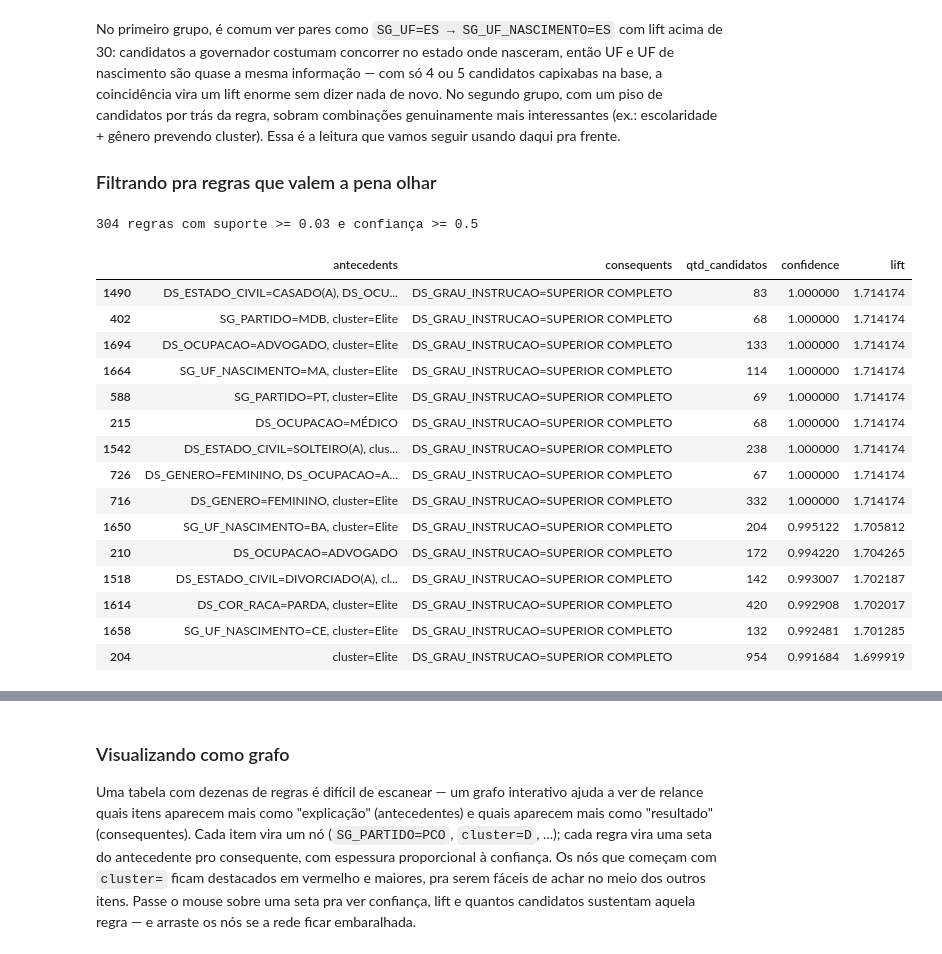
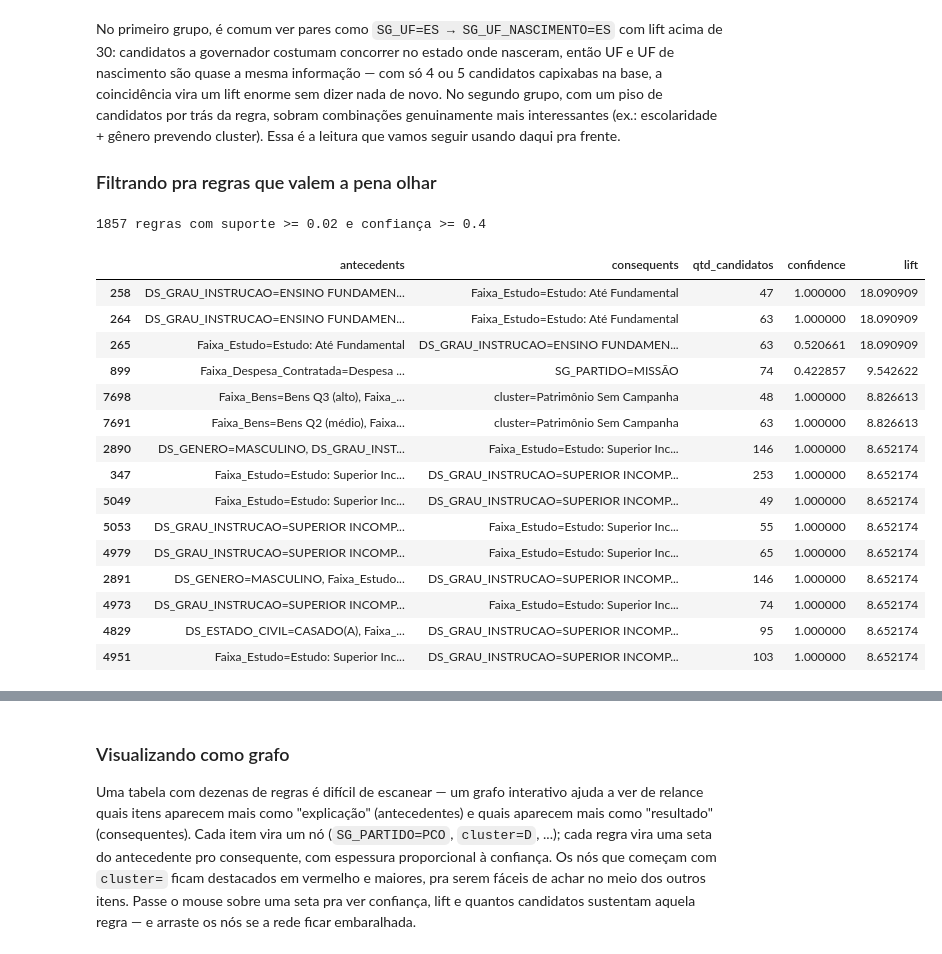
Before and after one commit to TiagoGandra/ml-senac-grupo4, a Jupyter notebook: 03_regras_associacao.ipynb, the cells around one changed output, grey strips where cells are left out. Cells and saved outputs as stored; diff of their text form; code cells hidden in the pictures.

```diff
--- a/03_regras_associacao.ipynb
+++ b/03_regras_associacao.ipynb
@@ -190,13 +236,14 @@ cesta_base.head()
 
 O Apriori funciona em duas etapas. Primeiro, encontra **itemsets frequentes** — combinações de 1, 2, 3... itens que aparecem juntas em pelo menos `min_suporte` das cestas. Só depois, na segunda etapa, ele vira **regras** (`A → B`). Começamos pelos itemsets de um item só — a frequência "crua" de cada valor, antes de cruzar qualquer coisa.
 # %%
-min_suporte = 0.02  # ~4 candidatos; ajuste se quiser regras mais raras (menor) ou mais comuns (maior)
+# Suporte mínimo calibrado para 1.5% (~33 candidatos), permitindo capturar ocupações relevantes
+min_suporte = 0.015
 
 itens_frequentes = apriori(cesta, min_support=min_suporte, use_colnames=True)
-print(f"{len(itens_frequentes)} itemsets frequentes (min_suporte={min_suporte})")
+print(f'{len(itens_frequentes)} itemsets frequentes (min_suporte={min_suporte})')
 
 individuais = itens_frequentes[itens_frequentes['itemsets'].apply(lambda x: len(x) == 1)].copy()
 individuais['item'] = individuais['itemsets'].apply(lambda x: next(iter(x)))
 individuais['qtd_candidatos'] = (individuais['support'] * len(cesta)).round().astype(int)
-individuais.sort_values('support', ascending=False)[['item', 'support', 'qtd_candidatos']].head(15)
+display(individuais.sort_values('support', ascending=False)[['item', 'support', 'qtd_candidatos']].head(20))
 # %% [output]
@@ -228,20 +276,17 @@ Regras de associação têm o formato **"se A, então B"** (A = antecedente, B =
 
 **Um cuidado importante nesta base:** ela tem só ~200 candidatos espalhados por 27 partidos e 27 estados — em média, uns 7 candidatos por partido ou por UF. Com grupos tão pequenos, bastam 3 ou 4 coincidências pra um lift parecer altíssimo, sem que isso signifique relação real nenhuma. Por isso toda tabela de regras abaixo vem com uma coluna `qtd_candidatos` — sempre olhem ela antes de confiar num lift alto.
 # %%
-regras = association_rules(itens_frequentes, metric='lift', min_threshold=1)
+regras = association_rules(itens_frequentes, metric='lift', min_threshold=1.1)
 regras['qtd_candidatos'] = (regras['support'] * len(cesta)).round().astype(int)
 regras = regras.sort_values('confidence', ascending=False)
 
-
 def formatar_regras(df_regras):
-    """Troca antecedents/consequents (frozenset) por texto legível, só pra exibição —
-    os dados originais (usados pra filtrar/ordenar) continuam intactos."""
     df_fmt = df_regras.copy()
     df_fmt['antecedents'] = df_fmt['antecedents'].apply(lambda x: ', '.join(sorted(str(i) for i in x)))
     df_fmt['consequents'] = df_fmt['consequents'].apply(lambda x: ', '.join(sorted(str(i) for i in x)))
     return df_fmt
 
-
-print(f"{len(regras)} regras (lift >= 1)")
-formatar_regras(regras[['antecedents', 'consequents', 'qtd_candidatos', 'support', 'confidence', 'lift']].head(10))
+colunas_exibir = ['antecedents', 'consequents', 'qtd_candidatos', 'support', 'confidence', 'lift']
+print(f'{len(regras)} regras encontradas com lift >= 1.1')
+display(formatar_regras(regras[colunas_exibir].head(10)))
 # %% [output]
@@ -291,33 +336,33 @@ No primeiro grupo, é comum ver pares como `SG_UF=ES → SG_UF_NASCIMENTO=ES` co
 
 ### Filtrando pra regras que valem a pena olhar
 # %%
-suporte_pratico = 0.03    # ~6 candidatos
-confianca_pratica = 0.5
+suporte_pratico = 0.02    # ~44 candidatos
+confianca_pratica = 0.4
 
 regras_simples = regras[
-    regras['antecedents'].apply(lambda x: len(x) <= 2) & regras['consequents'].apply(lambda x: len(x) == 1)
-]
-regras_confiaveis = regras_simples[
-    (regras_simples['support'] >= suporte_pratico) & (regras_simples['confidence'] >= confianca_pratica)
-]
+    regras['antecedents'].apply(lambda x: len(x) <= 2) &
+    regras['consequents'].apply(lambda x: len(x) == 1) &
+    (regras['support'] >= suporte_pratico) &
+    (regras['confidence'] >= confianca_pratica)
+].sort_values('lift', ascending=False)
 
-print(f"{len(regras_confiaveis)} regras com suporte >= {suporte_pratico} e confiança >= {confianca_pratica}")
-formatar_regras(regras_confiaveis.sort_values('confidence', ascending=False)[colunas_exibir].head(15))
+print(f'{len(regras_simples)} regras com suporte >= {suporte_pratico} e confiança >= {confianca_pratica}')
+display(formatar_regras(regras_simples[colunas_exibir].head(15)))
 # %% [output]
-304 regras com suporte >= 0.03 e confiança >= 0.5
+1857 regras com suporte >= 0.02 e confiança >= 0.4
 |  | antecedents | consequents | qtd_candidatos | confidence | lift |
-| 1490 | DS_ESTADO_CIVIL=CASADO(A), DS_OCU... | DS_GRAU_INSTRUCAO=SUPERIOR COMPLETO | 83 | 1.000000 | 1.714174 |
-| 402 | SG_PARTIDO=MDB, cluster=Elite | DS_GRAU_INSTRUCAO=SUPERIOR COMPLETO | 68 | 1.000000 | 1.714174 |
-| 1694 | DS_OCUPACAO=ADVOGADO, cluster=Elite | DS_GRAU_INSTRUCAO=SUPERIOR COMPLETO | 133 | 1.000000 | 1.714174 |
-| 1664 | SG_UF_NASCIMENTO=MA, cluster=Elite | DS_GRAU_INSTRUCAO=SUPERIOR COMPLETO | 114 | 1.000000 | 1.714174 |
-| 588 | SG_PARTIDO=PT, cluster=Elite | DS_GRAU_INSTRUCAO=SUPERIOR COMPLETO | 69 | 1.000000 | 1.714174 |
-| 215 | DS_OCUPACAO=MÉDICO | DS_GRAU_INSTRUCAO=SUPERIOR COMPLETO | 68 | 1.000000 | 1.714174 |
-| 1542 | DS_ESTADO_CIVIL=SOLTEIRO(A), clus... | DS_GRAU_INSTRUCAO=SUPERIOR COMPLETO | 238 | 1.000000 | 1.714174 |
-| 726 | DS_GENERO=FEMININO, DS_OCUPACAO=A... | DS_GRAU_INSTRUCAO=SUPERIOR COMPLETO | 67 | 1.000000 | 1.714174 |
-| 716 | DS_GENERO=FEMININO, cluster=Elite | DS_GRAU_INSTRUCAO=SUPERIOR COMPLETO | 332 | 1.000000 | 1.714174 |
-| 1650 | SG_UF_NASCIMENTO=BA, cluster=Elite | DS_GRAU_INSTRUCAO=SUPERIOR COMPLETO | 204 | 0.995122 | 1.705812 |
-| 210 | DS_OCUPACAO=ADVOGADO | DS_GRAU_INSTRUCAO=SUPERIOR COMPLETO | 172 | 0.994220 | 1.704265 |
-| 1518 | DS_ESTADO_CIVIL=DIVORCIADO(A), cl... | DS_GRAU_INSTRUCAO=SUPERIOR COMPLETO | 142 | 0.993007 | 1.702187 |
-| 1614 | DS_COR_RACA=PARDA, cluster=Elite | DS_GRAU_INSTRUCAO=SUPERIOR COMPLETO | 420 | 0.992908 | 1.702017 |
-| 1658 | SG_UF_NASCIMENTO=CE, cluster=Elite | DS_GRAU_INSTRUCAO=SUPERIOR COMPLETO | 132 | 0.992481 | 1.701285 |
-| 204 | cluster=Elite | DS_GRAU_INSTRUCAO=SUPERIOR COMPLETO | 954 | 0.991684 | 1.699919 |
+| 258 | DS_GRAU_INSTRUCAO=ENSINO FUNDAMEN... | Faixa_Estudo=Estudo: Até Fundamental | 47 | 1.000000 | 18.090909 |
+| 264 | DS_GRAU_INSTRUCAO=ENSINO FUNDAMEN... | Faixa_Estudo=Estudo: Até Fundamental | 63 | 1.000000 | 18.090909 |
+| 265 | Faixa_Estudo=Estudo: Até Fundamental | DS_GRAU_INSTRUCAO=ENSINO FUNDAMEN... | 63 | 0.520661 | 18.090909 |
+| 899 | Faixa_Despesa_Contratada=Despesa ... | SG_PARTIDO=MISSÃO | 74 | 0.422857 | 9.542622 |
+| 7698 | Faixa_Bens=Bens Q3 (alto), Faixa_... | cluster=Patrimônio Sem Campanha | 48 | 1.000000 | 8.826613 |
+| 7691 | Faixa_Bens=Bens Q2 (médio), Faixa... | cluster=Patrimônio Sem Campanha | 63 | 1.000000 | 8.826613 |
+| 2890 | DS_GENERO=MASCULINO, DS_GRAU_INST... | Faixa_Estudo=Estudo: Superior Inc... | 146 | 1.000000 | 8.652174 |
+| 347 | Faixa_Estudo=Estudo: Superior Inc... | DS_GRAU_INSTRUCAO=SUPERIOR INCOMP... | 253 | 1.000000 | 8.652174 |
+| 5049 | Faixa_Estudo=Estudo: Superior Inc... | DS_GRAU_INSTRUCAO=SUPERIOR INCOMP... | 49 | 1.000000 | 8.652174 |
+| 5053 | DS_GRAU_INSTRUCAO=SUPERIOR INCOMP... | Faixa_Estudo=Estudo: Superior Inc... | 55 | 1.000000 | 8.652174 |
+| 4979 | DS_GRAU_INSTRUCAO=SUPERIOR INCOMP... | Faixa_Estudo=Estudo: Superior Inc... | 65 | 1.000000 | 8.652174 |
+| 2891 | DS_GENERO=MASCULINO, Faixa_Estudo... | DS_GRAU_INSTRUCAO=SUPERIOR INCOMP... | 146 | 1.000000 | 8.652174 |
+| 4973 | DS_GRAU_INSTRUCAO=SUPERIOR INCOMP... | Faixa_Estudo=Estudo: Superior Inc... | 74 | 1.000000 | 8.652174 |
+| 4829 | DS_ESTADO_CIVIL=CASADO(A), Faixa_... | DS_GRAU_INSTRUCAO=SUPERIOR INCOMP... | 95 | 1.000000 | 8.652174 |
+| 4951 | Faixa_Estudo=Estudo: Superior Inc... | DS_GRAU_INSTRUCAO=SUPERIOR INCOMP... | 103 | 1.000000 | 8.652174 |
```
Also changed, not shown: parts of 26 cells of this notebook, 5 other files.
